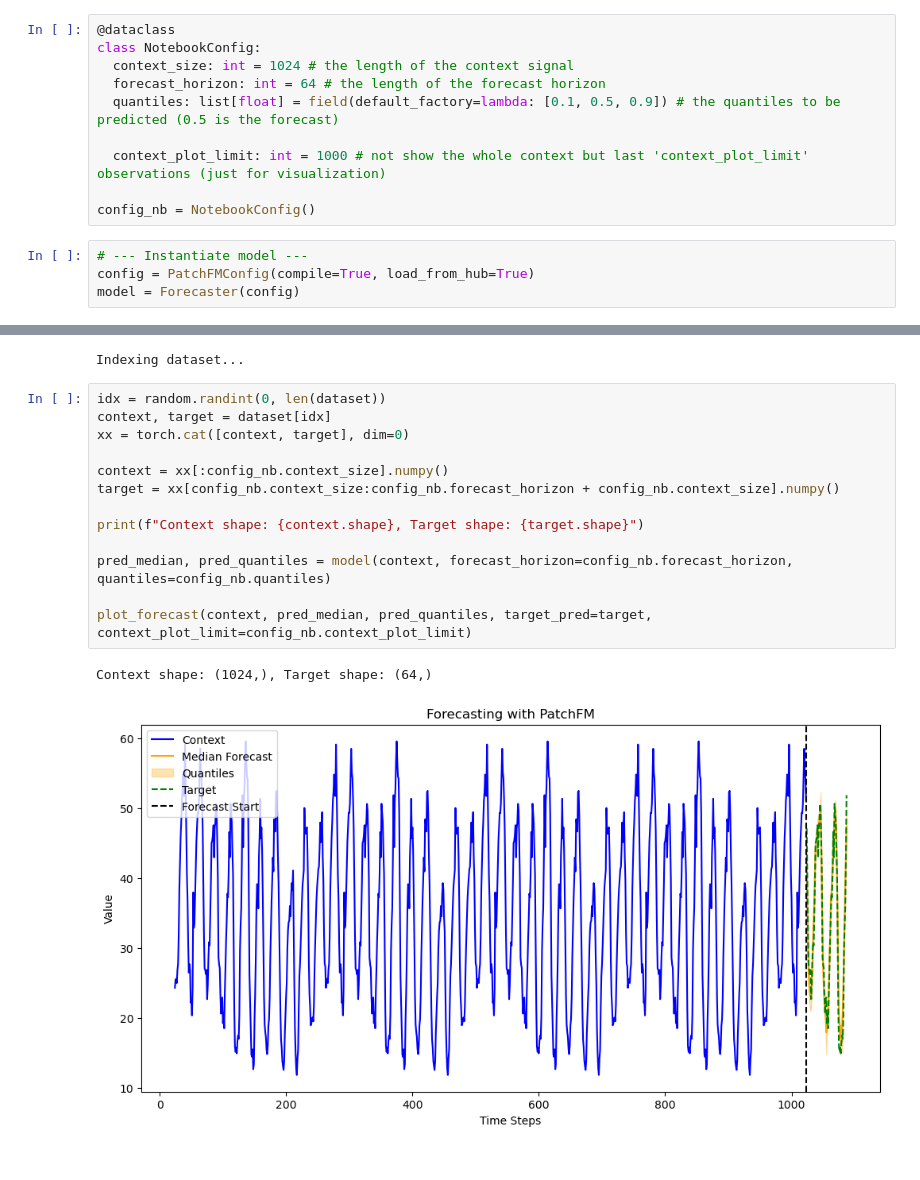
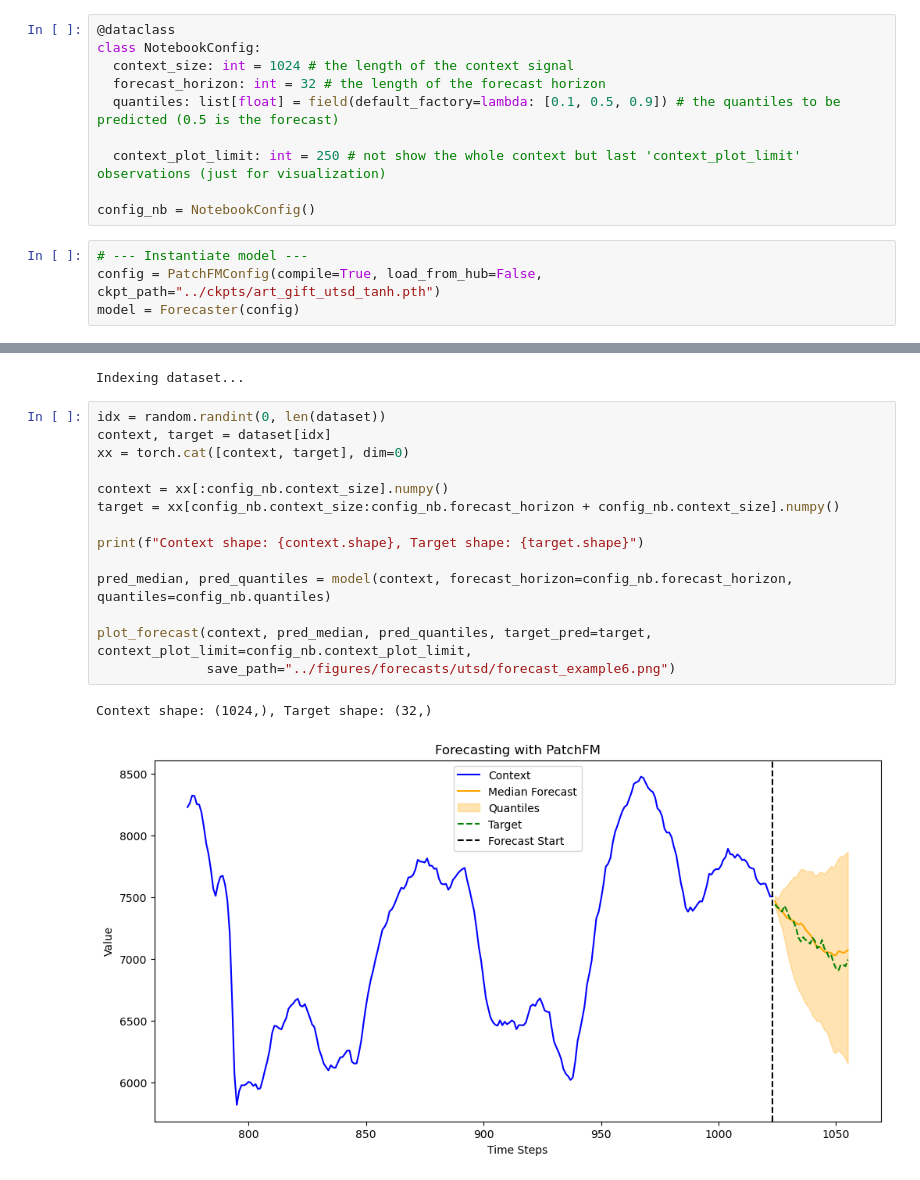
Before and after one commit to vilhess/PatchFM, a Jupyter notebook: notebooks/tutorial.ipynb, the cells around one changed output, grey strips where cells are left out. Saved outputs shown, nothing was run; the diff lists cells and outputs as text.

Commit message:
gift added

```diff
--- a/notebooks/tutorial.ipynb
+++ b/notebooks/tutorial.ipynb
@@ -15,14 +15,14 @@ from dataset import UTSDataset
 @dataclass
 class NotebookConfig:
   context_size: int = 1024 # the length of the context signal
-  forecast_horizon: int = 64 # the length of the forecast horizon
+  forecast_horizon: int = 32 # the length of the forecast horizon
   quantiles: list[float] = field(default_factory=lambda: [0.1, 0.5, 0.9]) # the quantiles to be predicted (0.5 is the forecast)
 
-  context_plot_limit: int = 1000 # not show the whole context but last 'context_plot_limit' observations (just for visualization)
+  context_plot_limit: int = 250 # not show the whole context but last 'context_plot_limit' observations (just for visualization)
 
 config_nb = NotebookConfig()
 # %%
 # --- Instantiate model ---
-config = PatchFMConfig(compile=True, load_from_hub=True)
+config = PatchFMConfig(compile=True, load_from_hub=False, ckpt_path="../ckpts/art_gift_utsd_tanh.pth")
 model = Forecaster(config)
 # %% [output]
@@ -37,16 +37,17 @@ Indexing dataset...
 # %%
 idx = random.randint(0, len(dataset))
 context, target = dataset[idx]
 xx = torch.cat([context, target], dim=0)
 
 context = xx[:config_nb.context_size].numpy()
 target = xx[config_nb.context_size:config_nb.forecast_horizon + config_nb.context_size].numpy()
 
 print(f"Context shape: {context.shape}, Target shape: {target.shape}")
 
 pred_median, pred_quantiles = model(context, forecast_horizon=config_nb.forecast_horizon, quantiles=config_nb.quantiles)
 
-plot_forecast(context, pred_median, pred_quantiles, target_pred=target, context_plot_limit=config_nb.context_plot_limit)
+plot_forecast(context, pred_median, pred_quantiles, target_pred=target, context_plot_limit=config_nb.context_plot_limit,
+              save_path="../figures/forecasts/utsd/forecast_example6.png")
 # %% [output]
-Context shape: (1024,), Target shape: (64,)
+Context shape: (1024,), Target shape: (32,)
-[figure, old version]
+[figure, new version]
```
Also changed, not shown: parts of 1 cell of this notebook, 10 other files.
